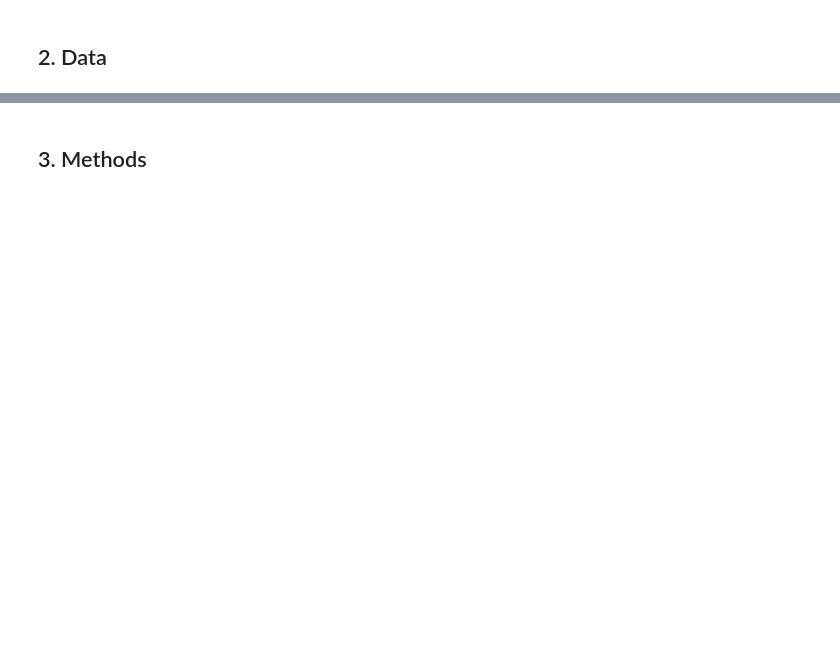
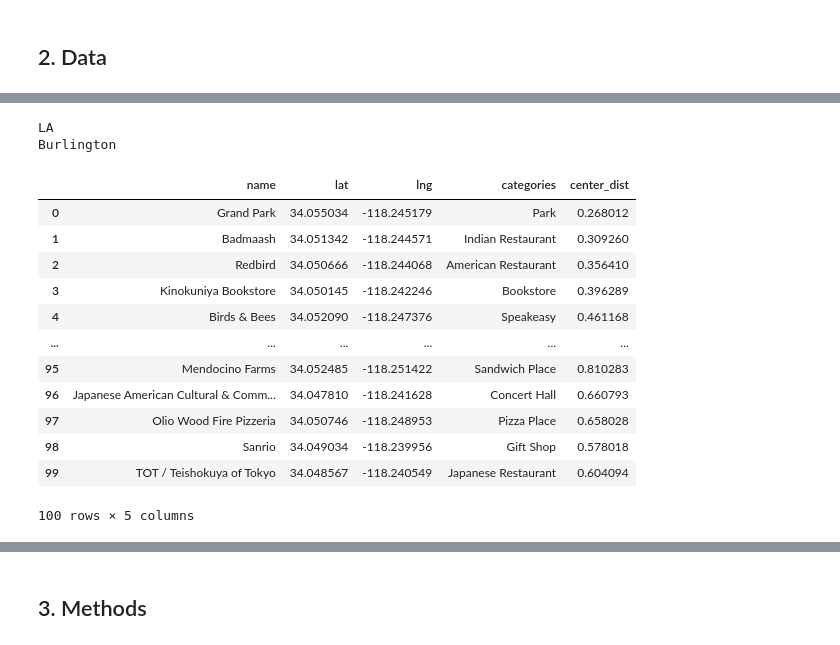
Before and after one commit to DrBrentRD/Coursera_Capstone, a Jupyter notebook: Capstone.ipynb, the cells around one changed output, grey strips where cells are left out. Drawn from its saved outputs; the diff is of its cells as text; code cells hidden in the pictures; blank space fills up the shorter version.

```diff
--- a/Capstone.ipynb
+++ b/Capstone.ipynb
@@ -20,0 +124,29 @@ I'll do a closer analysis of the top 10 trending venue categories in each city u
+# %%
+#Get the nearby venues for the LA
+LA_venues = getNearbyVenues(name="LA",
+                                  latitude=ca_latitude,
+                                  longitude=ca_longitude)
+
+#Get the nearby venues for Burlington
+burlington_venues = getNearbyVenues(name="Burlington",
+                                  latitude=vt_latitude,
+                                  longitude=vt_longitude)
+# %% [output]
+LA
+Burlington
+# %%
+LA_venues
+# %% [output]
+|  | name | lat | lng | categories | center_dist |
+| 0 | Grand Park | 34.055034 | -118.245179 | Park | 0.268012 |
+| 1 | Badmaash | 34.051342 | -118.244571 | Indian Restaurant | 0.309260 |
+| 2 | Redbird | 34.050666 | -118.244068 | American Restaurant | 0.356410 |
+| 3 | Kinokuniya Bookstore | 34.050145 | -118.242246 | Bookstore | 0.396289 |
+| 4 | Birds & Bees | 34.052090 | -118.247376 | Speakeasy | 0.461168 |
+| ... | ... | ... | ... | ... | ... |
+| 95 | Mendocino Farms | 34.052485 | -118.251422 | Sandwich Place | 0.810283 |
+| 96 | Japanese American Cultural & Comm... | 34.047810 | -118.241628 | Concert Hall | 0.660793 |
+| 97 | Olio Wood Fire Pizzeria | 34.050746 | -118.248953 | Pizza Place | 0.658028 |
+| 98 | Sanrio | 34.049034 | -118.239956 | Gift Shop | 0.578018 |
+| 99 | TOT / Teishokuya of Tokyo | 34.048567 | -118.240549 | Japanese Restaurant | 0.604094 |
+100 rows × 5 columns
```
Also changed, not shown: parts of 19 cells of this notebook.
